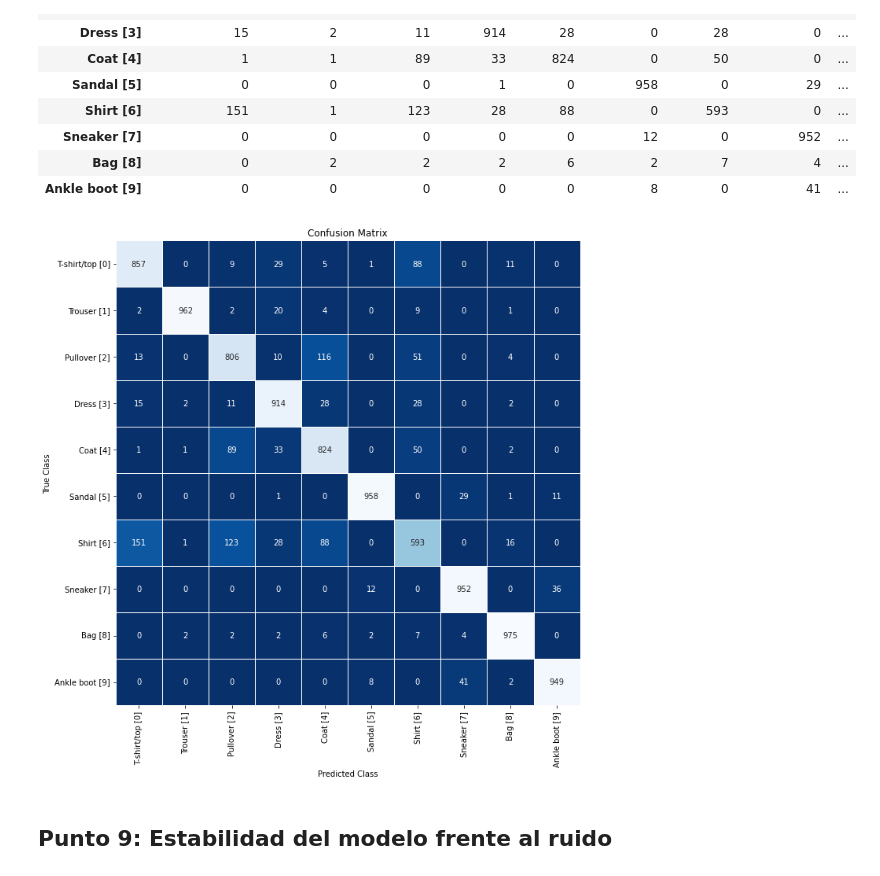
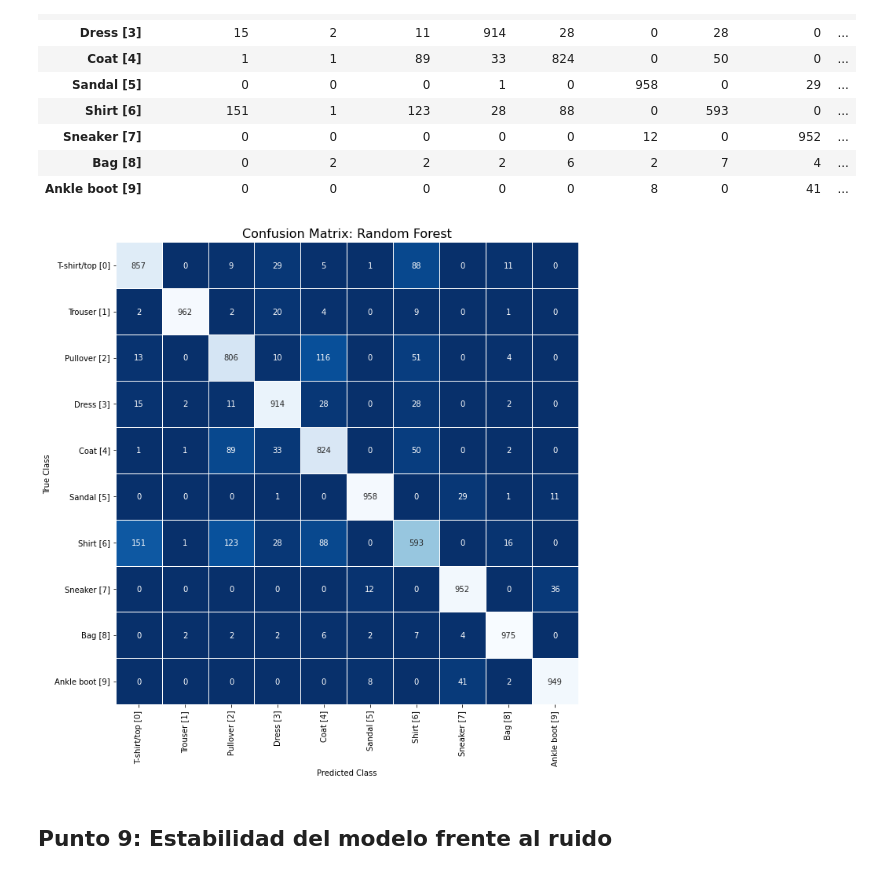
Before and after one commit to mcnanton/tp2AA, a Jupyter notebook: TP2AA.ipynb, the cells around one changed output. Drawn from its saved outputs; the diff is of its cells as text; code cells hidden in the pictures.

```diff
--- a/TP2AA.ipynb
+++ b/TP2AA.ipynb
@@ -979,14 +990,14 @@ df_mc
 # %%
 # graficamos la matriz de confusion
 
 plt.figure(figsize=(10,10))
 sns.heatmap(df_mc, annot=True, linewidths=.5, fmt=".0f", square = True, cmap = 'Blues_r', cbar=None ).set(xlabel='Predicted Class', ylabel='True Class')
-plt.title("Confusion Matrix"), plt.tight_layout()
+plt.title("Confusion Matrix: Random Forest", fontsize=16), plt.tight_layout()
 #plt.show()
 
 plt.savefig("./img/confusion_matrix_best_model.png", dpi=200, facecolor="white")
 # %% [output]
-[figure, old version]
+[figure, new version]
 # %% [markdown]
 ## Punto 9: Estabilidad del modelo frente al ruido
 # %%
```
Also changed, not shown: parts of 28 cells of this notebook, 1 other file.
